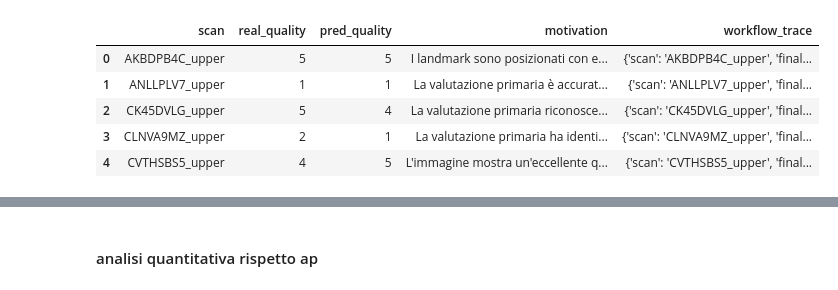
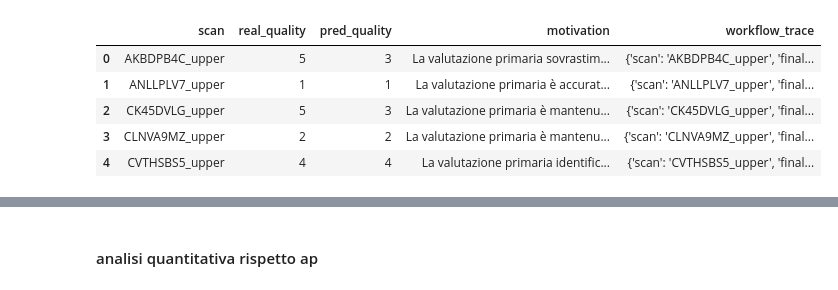
Before and after one commit to aleds96/multi_agent_evaluation_on_intraoral_3D_scans, a Jupyter notebook: notebook/single_agent_arc_eval__4.ipynb, the cells around one changed output, grey strips where cells are left out. Drawn from its saved outputs; the diff is of its cells as text; code cells hidden in the pictures.

```diff
--- a/notebook/single_agent_arc_eval__4.ipynb
+++ b/notebook/single_agent_arc_eval__4.ipynb
@@ -19,36 +23,37 @@ PROJECT ROOT ==> c:\Users\aless\Tesi_Msc\multi_agent_evaluation_on_intraoral_3D_
 # %%
 #top
 EXP_ID="exp_v9_walllv_single_agent__20260913_160446"
-EXP_ID="exp_multiAgent_onlyMissLandMark_wf__v3__20260929_131502"
-EXP_ID="exp_multiAgent_onlyFlipLandMark_wf__v1__20260929_231431"
-EXP_ID="exp_multiAgent_Miss+FlipLandMark_wf__v1__20260930_001642"
-EXP_ID="exp_multiAgent_ShiftLandMark_wf__v1__20260930_085518"
-EXP_ID="exp_multiAgent_ShiftLandMark_wf__v2__20260930_104619"
-EXP_ID="exp_multiAgent_Miss+Flip+ShiftLandMark_wf__v1__20260930_120508"
-EXP_ID="exp_multiAgent_Miss+ShiftLandMark_wf__v1__20260930_134309"
+#EXP_ID="exp_multiAgent_onlyMissLandMark_wf__v3__20260929_131502"
+#EXP_ID="exp_multiAgent_onlyFlipLandMark_wf__v1__20260929_231431"
+#EXP_ID="exp_multiAgent_Miss+FlipLandMark_wf__v1__20260930_001642"
+#EXP_ID="exp_multiAgent_ShiftLandMark_wf__v1__20260930_085518"
+#EXP_ID="exp_multiAgent_ShiftLandMark_wf__v2__20260930_104619"
+#EXP_ID="exp_multiAgent_Miss+Flip+ShiftLandMark_wf__v1__20260930_120508"
+#EXP_ID="exp_multiAgent_Miss+ShiftLandMark_wf__v1__20260930_134309"
 EXP_ID="exp_multiAgent_Flip+ShiftLandMark_wf__v1__20260930_145534"
-
+#EXP_ID="exp_multiAgent_noProfile_Flip+ShiftLandMark_wf__v1__20260930_180557"
+#EXP_ID="exp_multiAgent_noProfile_Miss+Flip+ShiftLandMark_wf__v1__20260930_195149"
 EXP_DIR = PROJECT_ROOT / "experiments" / EXP_ID
 OUTPUTS_PATH = EXP_DIR / "outputs.json"
 EVAL_PATH = EXP_DIR / "evaluation.json"
 CONFIG_PATH = EXP_DIR / "config.json"
 
 DATA_ROOT = PROJECT_ROOT / "dataset"
 SCANS = DATA_ROOT / "toothinstancenet_input"
 GT_ROOT = SCANS
 PRED_CSV = DATA_ROOT / "model_predictions" / "ynlab" / "predictions.csv"
 with open(OUTPUTS_PATH, "r") as f:
     outputs = json.load(f)
 
 experiment_outputs_df = pd.DataFrame(outputs)
 experiment_outputs_df.head()
 # %% [output]
 |  | scan | real_quality | pred_quality | motivation | workflow_trace |
-| 0 | AKBDPB4C_upper | 5 | 5 | I landmark sono posizionati con e... | {'scan': 'AKBDPB4C_upper', 'final... |
+| 0 | AKBDPB4C_upper | 5 | 3 | La valutazione primaria sovrastim... | {'scan': 'AKBDPB4C_upper', 'final... |
 | 1 | ANLLPLV7_upper | 1 | 1 | La valutazione primaria è accurat... | {'scan': 'ANLLPLV7_upper', 'final... |
-| 2 | CK45DVLG_upper | 5 | 4 | La valutazione primaria riconosce... | {'scan': 'CK45DVLG_upper', 'final... |
-| 3 | CLNVA9MZ_upper | 2 | 1 | La valutazione primaria ha identi... | {'scan': 'CLNVA9MZ_upper', 'final... |
-| 4 | CVTHSBS5_upper | 4 | 5 | L'immagine mostra un'eccellente q... | {'scan': 'CVTHSBS5_upper', 'final... |
+| 2 | CK45DVLG_upper | 5 | 3 | La valutazione primaria è mantenu... | {'scan': 'CK45DVLG_upper', 'final... |
+| 3 | CLNVA9MZ_upper | 2 | 2 | La valutazione primaria è mantenu... | {'scan': 'CLNVA9MZ_upper', 'final... |
+| 4 | CVTHSBS5_upper | 4 | 4 | La valutazione primaria identific... | {'scan': 'CVTHSBS5_upper', 'final... |
 # %%
 
 y_true = experiment_outputs_df["real_quality"].astype(int)
```
Also changed, not shown: parts of 4 cells of this notebook, 4 other files.
